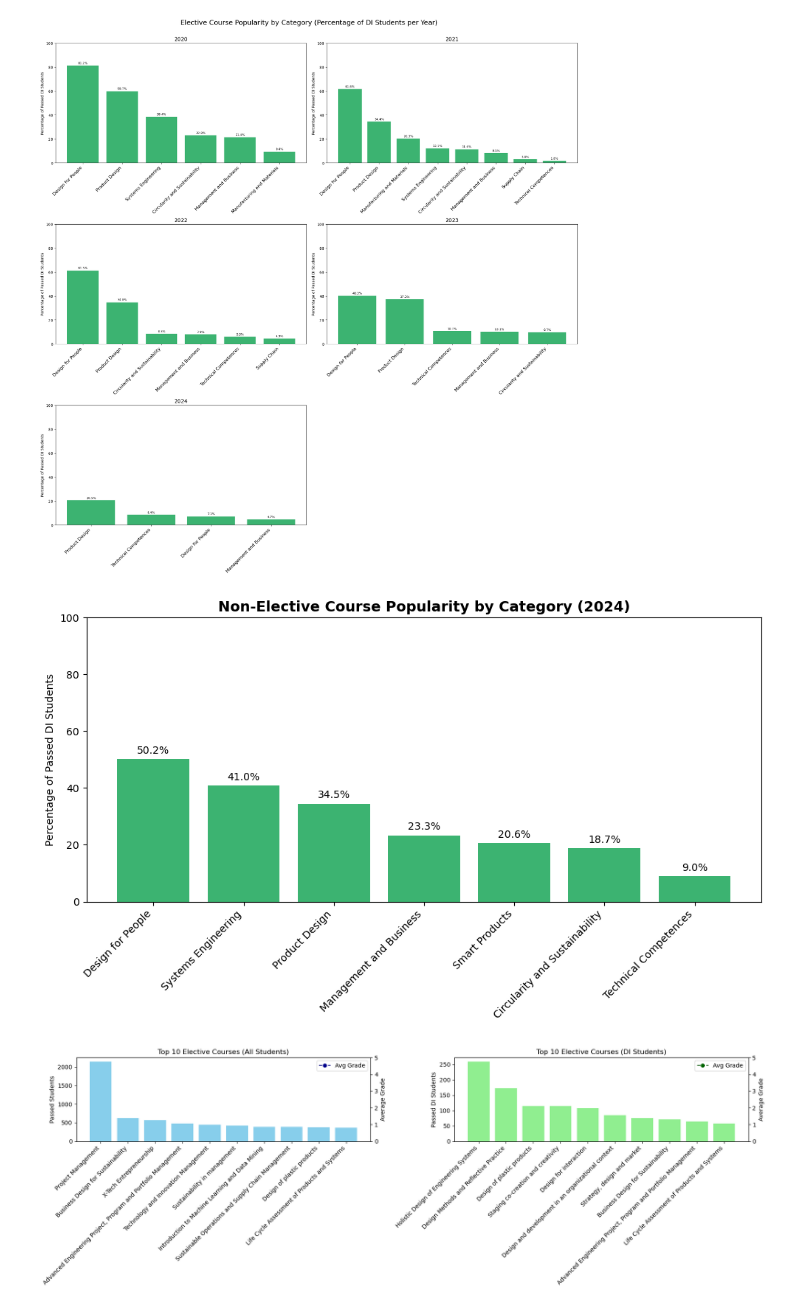
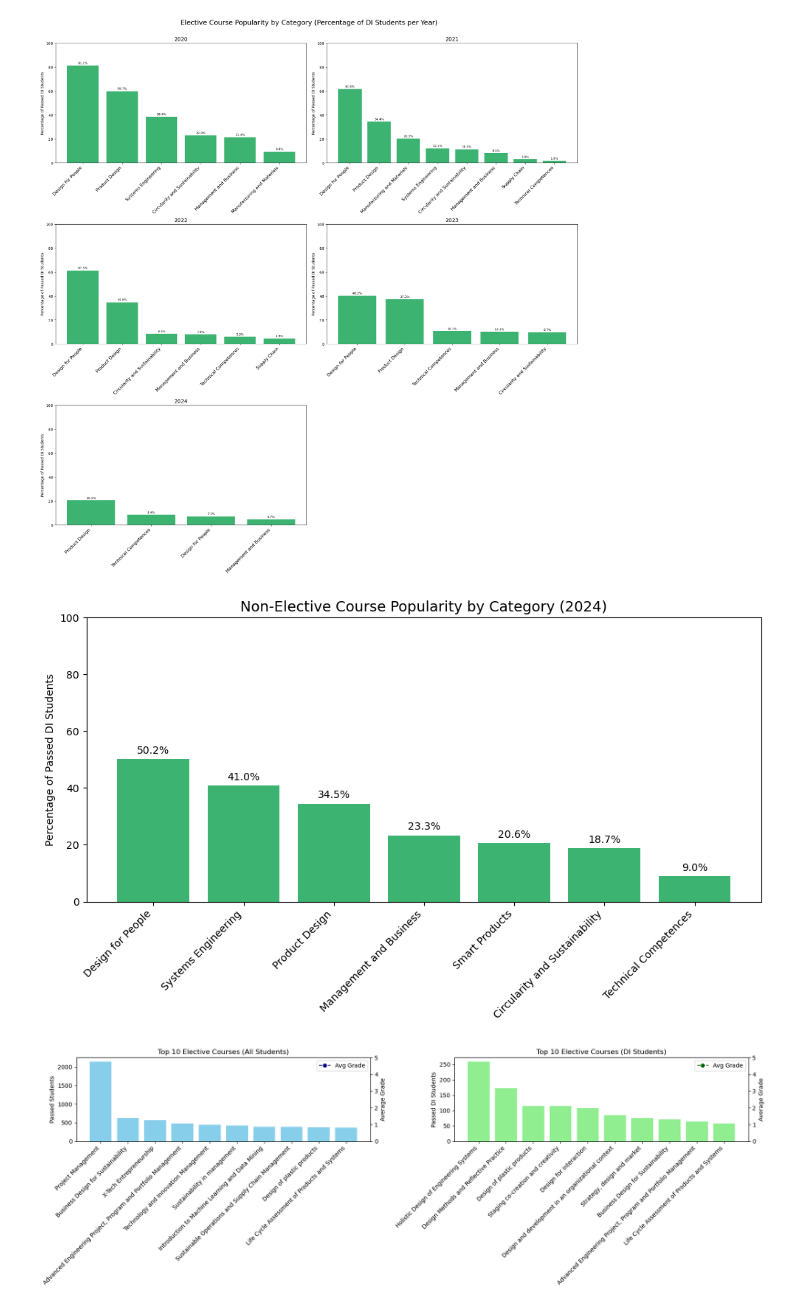
Before and after one commit to Alex-Nielsen-manden/Alex-Nielsen-manden.github.io, a Jupyter notebook: Data load/Final Project B.ipynb, the cells around one changed output. Cells and saved outputs as stored; diff of their text form; code cells hidden in the pictures.

```diff
--- a/Data load/Final Project B.ipynb
+++ b/Data load/Final Project B.ipynb
@@ -599,7 +599,7 @@ plt.xticks(x_ticks, labels=x_labels, rotation=45, ha='right', fontsize=10)
 # Add data labels on the plot for each point with bold annotation
 for i, row in grades_over_time.iterrows():
     plt.text(row['Time'], row['Average grade'] + 0.2, f"{row['Average grade']:.2f}",
-             ha='center', va='bottom', fontsize=10, fontweight='bold', color='black')
+             ha='center', va='bottom', fontsize=10, color='black')
 
 # Remove the grid for a cleaner look
 plt.grid(False)
@@ -689,7 +689,7 @@ plt.xticks(x_ticks, labels=x_labels, rotation=45, ha='right', fontsize=10)
 # Annotate data points
 for i, row in grades_over_time.iterrows():
     plt.text(row['Time'], row['Average grade'] + 0.2, f"{row['Average grade']:.2f}",
-             ha='center', va='bottom', fontsize=10, fontweight='bold', color='black')
+             ha='center', va='bottom', fontsize=10, color='black')
 
 # No grid, clean legend
 plt.grid(False)
@@ -912,35 +913,35 @@ df_n7['DI_fraction'] = 100 * df_n7['Passed DI students'] / df_n7['Passed student
 df_n7['Category'] = df_n7['Category'].astype(str).str.split(',')
 df_n7 = df_n7.explode('Category')
 df_n7['Category'] = df_n7['Category'].str.strip()
 df_n7 = df_n7[df_n7['Category'].str.lower().isin(['', 'nan', 'none']) == False]
 
 # Extract year and filter for 2024
 df_n7['Year'] = df_n7['Semester'].str.extract(r'(\d{4})')
 df_n7 = df_n7[df_n7['Year'] == '2024']
 
 # Group and summarize
 summary = df_n7.groupby('Category')['DI_fraction'].mean().reset_index()
 summary = summary.sort_values(by='DI_fraction', ascending=False)
 
 # Plot
 plt.figure(figsize=(10, 6))
 bars = plt.bar(summary['Category'], summary['DI_fraction'], color='mediumseagreen')
-plt.title('Non-Elective Course Popularity by Category (2024)', fontsize=14, fontweight='bold')
+plt.title('Non-Elective Course Popularity by Category (2024)', fontsize=14)
 plt.ylabel("Percentage of Passed DI Students")
 plt.xticks(rotation=45, ha='right')
 plt.ylim(0, 100)
 plt.grid(False)
 # Annotate bars
 for bar in bars:
     height = bar.get_height()
     plt.annotate(f'{height:.1f}%', xy=(bar.get_x() + bar.get_width() / 2, height),
                  xytext=(0, 3), textcoords="offset points", ha='center', va='bottom')
 
 plt.tight_layout()
 plt.savefig("popularity_by_category_2024_non_electives.png", dpi=300, bbox_inches="tight")
 plt.show()
 # %% [output]
-[figure, old version]
+[figure, new version]
 # %%
 # Create df_n8 from CD
 df_n8 = CD.copy()
```
Also changed, not shown: parts of 5 cells of this notebook, 6 other files.
